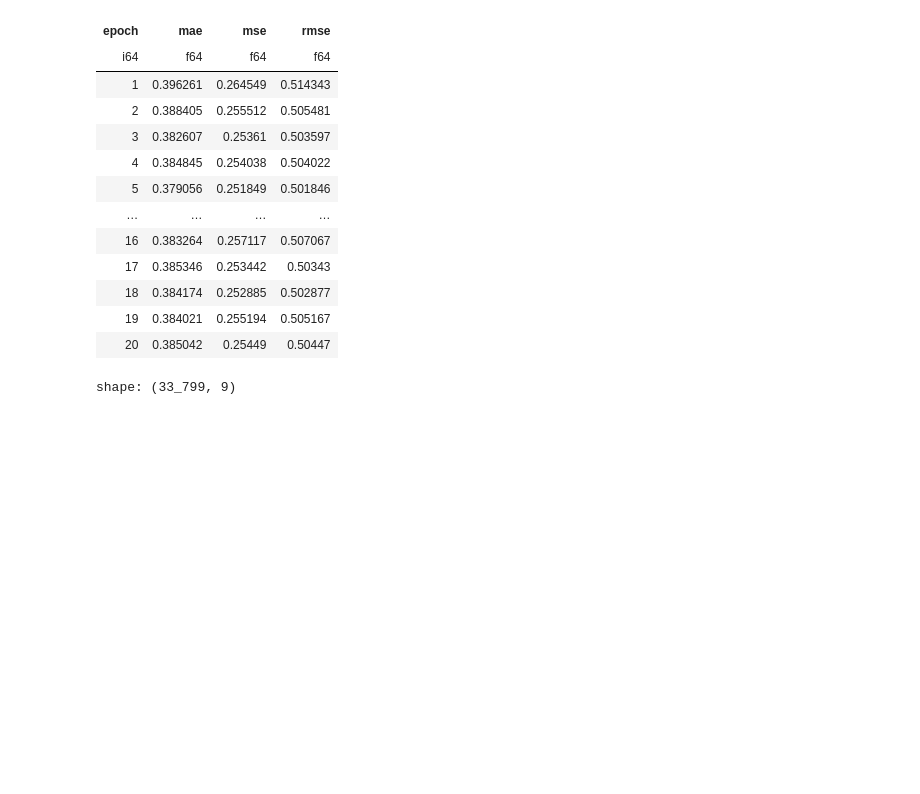
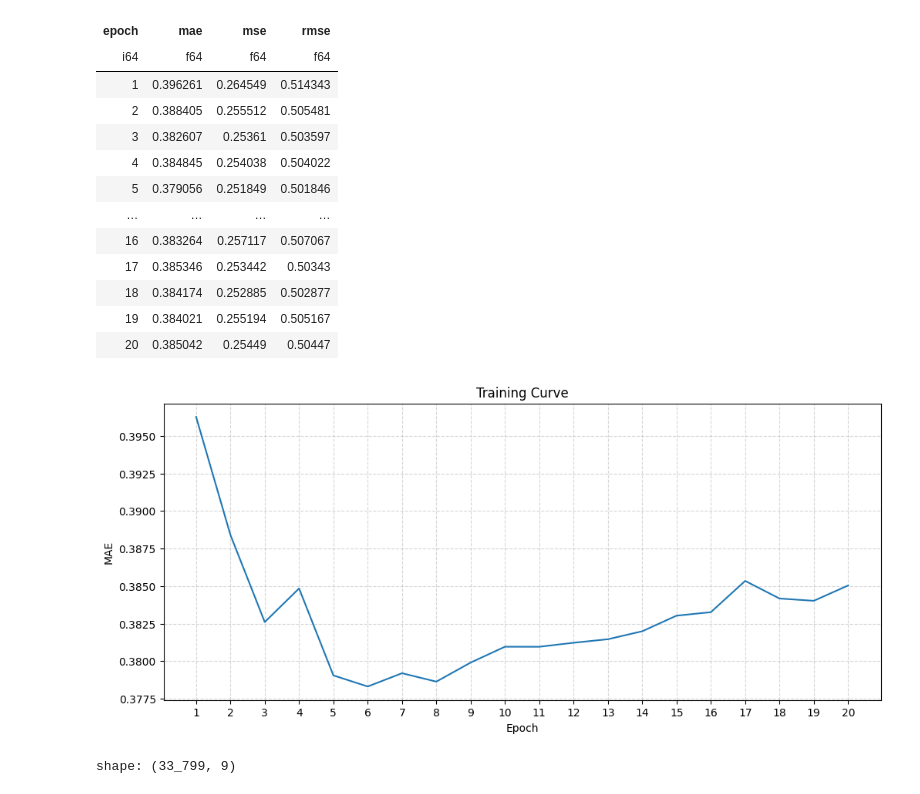
Before and after one commit to ascandone/yelp-prediction, a Jupyter notebook: predictions-analysis.ipynb, the cells around one changed output. Saved outputs shown, nothing was run; the diff lists cells and outputs as text; code cells hidden in the pictures; blank space fills up the shorter version.

Commit message:
added training curve

```diff
--- a/predictions-analysis.ipynb
+++ b/predictions-analysis.ipynb
@@ -102,6 +102,19 @@ shape: (20, 4)
 | 18 | 0.384174 | 0.252885 | 0.502877 |
 | 19 | 0.384021 | 0.255194 | 0.505167 |
 | 20 | 0.385042 | 0.25449 | 0.50447 |
+# %%
+plt.figure(figsize=(12, 5))
+plt.plot(
+    table_by_epoch["epoch"],
+    table_by_epoch["mae"],
+)
+plt.title("Training Curve")
+plt.xlabel("Epoch")
+plt.ylabel("MAE")
+plt.xticks(range(1, 21))
+plt.grid(True, which="both", ls="--", alpha=0.5)
+# %% [output]
+[figure, added]
 # %%
 def _get_best_table_by(col: str):
     best_epoch = table_by_epoch.sort(by=col).slice(0, 1).select("epoch").item()
```
Also changed, not shown: parts of 1 cell of this notebook.
